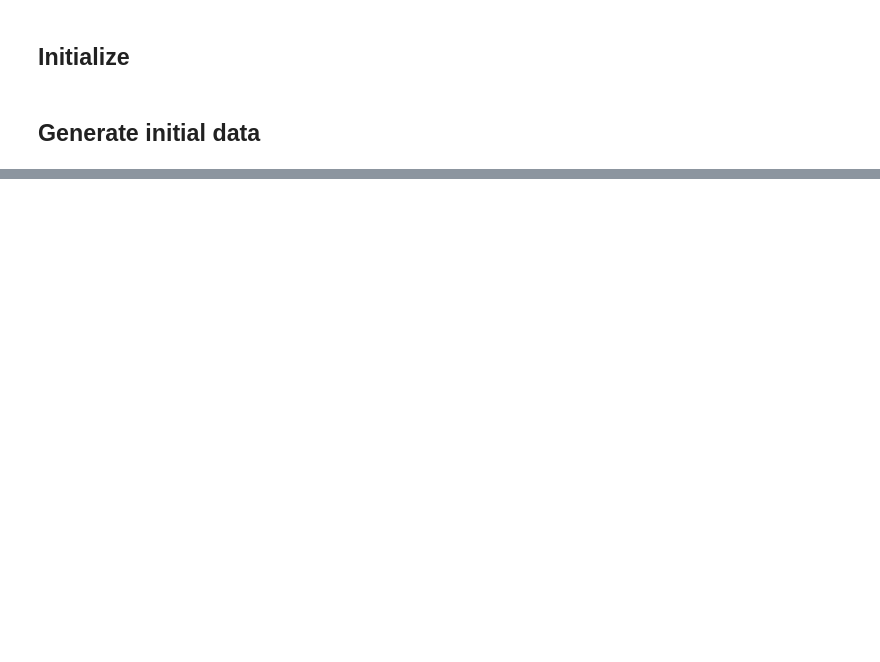
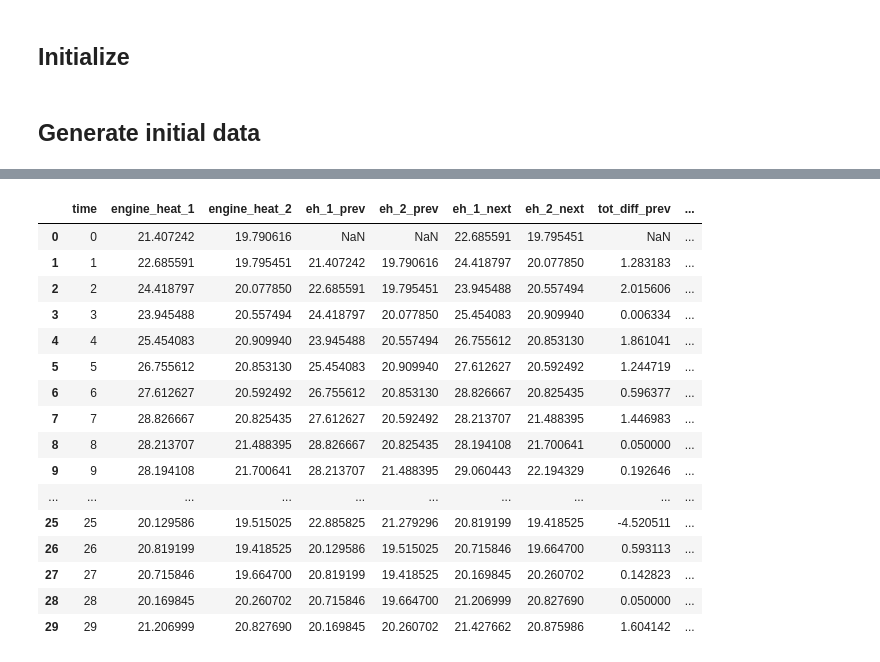
Before and after one commit to mikaelahonen/sql-clustering, a Jupyter notebook: sql-clustering.ipynb, the cells around one changed output, grey strips where cells are left out. Drawn from its saved outputs; the diff is of its cells as text; code cells hidden in the pictures; blank space fills up the shorter version.

```diff
--- a/sql-clustering.ipynb
+++ b/sql-clustering.ipynb
@@ -31,10 +38,15 @@ observations_n = days_n * 24
 clusters_n = 7
 start_heat_min = 18
 start_heat_max = 22
+
+#Column names
 col_time = "time"
 col_cluster_rank = "cluster_rank"
 col_cluster_id = "cluster_id"
 col_start_heat = 'start_heat'
+
+#Database settings
+con = sqlite3.connect(":memory:")
 # %%
 #Generate time series from 0 ... observations_n
 def generate_initial_data():
@@ -149,0 +367,32 @@ pass
+# %%
+#con.create_function("md5", 1, md5sum)
+def sqlite_power(b, e):
+    if b is None:
+        return np.nan
+    else:
+        return b**e
+
+con.create_function("POWER", 2, sqlite_power)
+
+#The query to get all rows labled with cluster id
+sql_2 = """
+        SELECT *, SUM(is_new_cluster) OVER (ORDER BY {0} RANGE UNBOUNDED PRECEDING) AS cluster_id
+        FROM(
+            SELECT *, CASE WHEN (tot_diff_prev < 0) OR (tot_diff_prev IS NULL) THEN TRUE ELSE 0 END AS is_new_cluster
+            FROM(
+                SELECT *,
+                    (engine_heat_1 - eh_1_prev) + (engine_heat_2 - eh_2_prev) AS tot_diff_prev,
+                    (engine_heat_1 - eh_1_next) + (engine_heat_2 - eh_2_next) AS tot_diff_next
+                FROM(
+                    SELECT {0}, {1}, {2},
+                        LAG({1}, 1, null) OVER (ORDER BY {0}) AS eh_1_prev,
+                        LAG({2}, 1, null) OVER (ORDER BY {0}) AS eh_2_prev,
+                        LAG({1}, -1, null) OVER (ORDER BY {0}) AS eh_1_next,
+                        LAG({2}, -1, null) OVER (ORDER BY {0}) AS eh_2_next
+                    FROM {3}
+                )
+            )
+        )
+""".format(col_time, "engine_heat_1", "engine_heat_2", case2_tbl)
+
+print(sql_2)
@@ -149,0 +417,21 @@ pass
+# %%
+df_case2_clustered = pd.read_sql(sql_2, con)
+df_case2_clustered.head(30)
+# %% [output]
+|  | time | engine_heat_1 | engine_heat_2 | eh_1_prev | eh_2_prev | eh_1_next | eh_2_next | tot_diff_prev | ... |
+| 0 | 0 | 21.407242 | 19.790616 | NaN | NaN | 22.685591 | 19.795451 | NaN | ... |
+| 1 | 1 | 22.685591 | 19.795451 | 21.407242 | 19.790616 | 24.418797 | 20.077850 | 1.283183 | ... |
+| 2 | 2 | 24.418797 | 20.077850 | 22.685591 | 19.795451 | 23.945488 | 20.557494 | 2.015606 | ... |
+| 3 | 3 | 23.945488 | 20.557494 | 24.418797 | 20.077850 | 25.454083 | 20.909940 | 0.006334 | ... |
+| 4 | 4 | 25.454083 | 20.909940 | 23.945488 | 20.557494 | 26.755612 | 20.853130 | 1.861041 | ... |
+| 5 | 5 | 26.755612 | 20.853130 | 25.454083 | 20.909940 | 27.612627 | 20.592492 | 1.244719 | ... |
+| 6 | 6 | 27.612627 | 20.592492 | 26.755612 | 20.853130 | 28.826667 | 20.825435 | 0.596377 | ... |
+| 7 | 7 | 28.826667 | 20.825435 | 27.612627 | 20.592492 | 28.213707 | 21.488395 | 1.446983 | ... |
+| 8 | 8 | 28.213707 | 21.488395 | 28.826667 | 20.825435 | 28.194108 | 21.700641 | 0.050000 | ... |
+| 9 | 9 | 28.194108 | 21.700641 | 28.213707 | 21.488395 | 29.060443 | 22.194329 | 0.192646 | ... |
+| ... | ... | ... | ... | ... | ... | ... | ... | ... | ... |
+| 25 | 25 | 20.129586 | 19.515025 | 22.885825 | 21.279296 | 20.819199 | 19.418525 | -4.520511 | ... |
+| 26 | 26 | 20.819199 | 19.418525 | 20.129586 | 19.515025 | 20.715846 | 19.664700 | 0.593113 | ... |
+| 27 | 27 | 20.715846 | 19.664700 | 20.819199 | 19.418525 | 20.169845 | 20.260702 | 0.142823 | ... |
+| 28 | 28 | 20.169845 | 20.260702 | 20.715846 | 19.664700 | 21.206999 | 20.827690 | 0.050000 | ... |
+| 29 | 29 | 21.206999 | 20.827690 | 20.169845 | 20.260702 | 21.427662 | 20.875986 | 1.604142 | ... |
```
Also changed, not shown: parts of 34 cells of this notebook, 2 other files.
